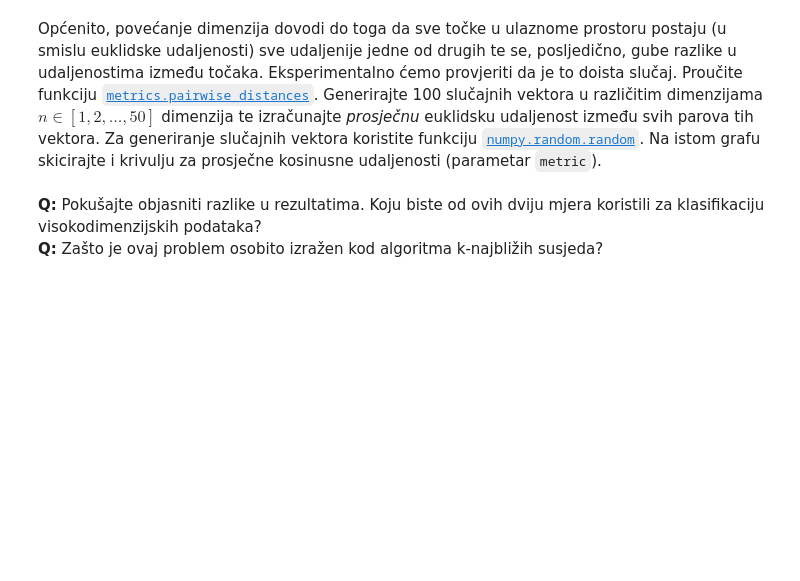
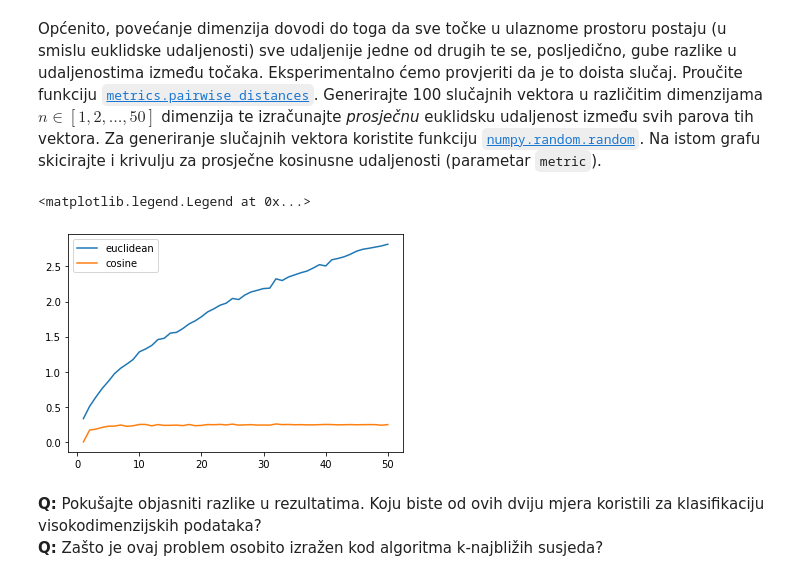
Before and after one commit to mateoim/su-lab-20-21, a Jupyter notebook: lab03/SU-2020-LAB03-0036509386.ipynb, the cells around one changed output. Cells and saved outputs as stored; diff of their text form; code cells hidden in the pictures; blank space fills up the shorter version.

```diff
--- a/lab03/SU-2020-LAB03-0036509386.ipynb
+++ b/lab03/SU-2020-LAB03-0036509386.ipynb
@@ -564,3 +560,23 @@ from sklearn.metrics.pairwise import pairwise_distances
+# %%
+from sklearn.metrics.pairwise import pairwise_distances
+
+euclidean = []
+cosine = []
+dimensions = list(range(1, 51))
+
+for n in dimensions:
+    vectors = [np.random.random((n,)) for _ in range(100)]
+    euclidean_distance = pairwise_distances(vectors)
+    cosine_distance = pairwise_distances(vectors, metric='cosine')
+    euclidean.append(np.mean(euclidean_distance))
+    cosine.append(np.mean(cosine_distance))
+
+plt.plot(dimensions, euclidean, label='euclidean')
+plt.plot(dimensions, cosine, label='cosine')
+plt.legend()
+# %% [output]
+<matplotlib.legend.Legend at 0x...>
+[figure, added]
 # %% [markdown]
 **Q:** Pokušajte objasniti razlike u rezultatima. Koju biste od ovih dviju mjera koristili za klasifikaciju visokodimenzijskih podataka?
 **Q:** Zašto je ovaj problem osobito izražen kod algoritma k-najbližih susjeda?
```
Also changed, not shown: parts of 5 cells of this notebook.
